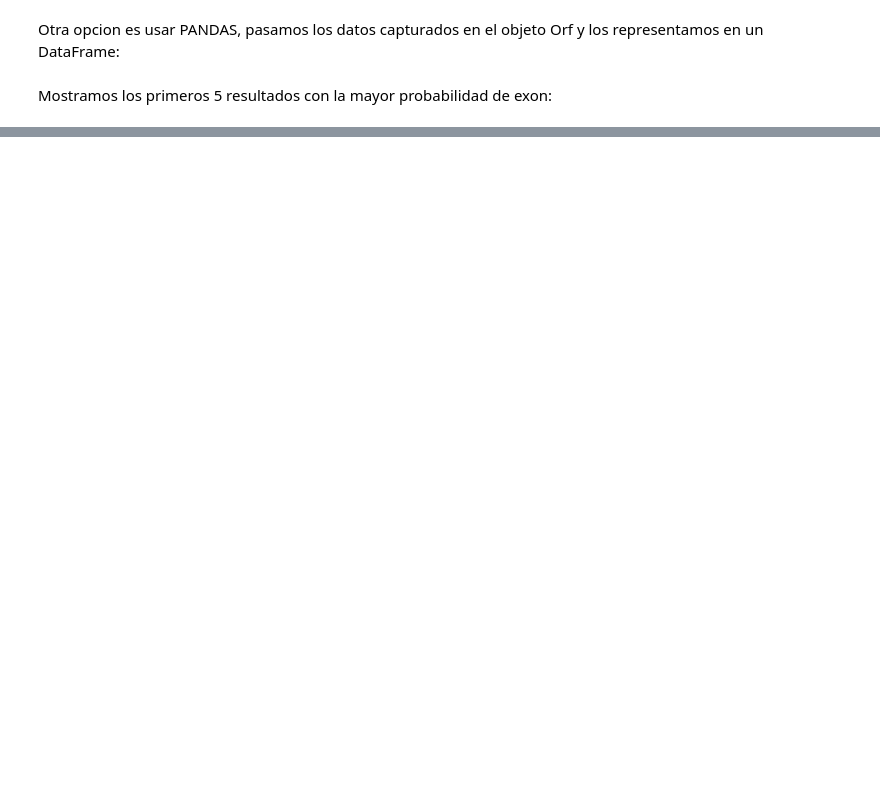
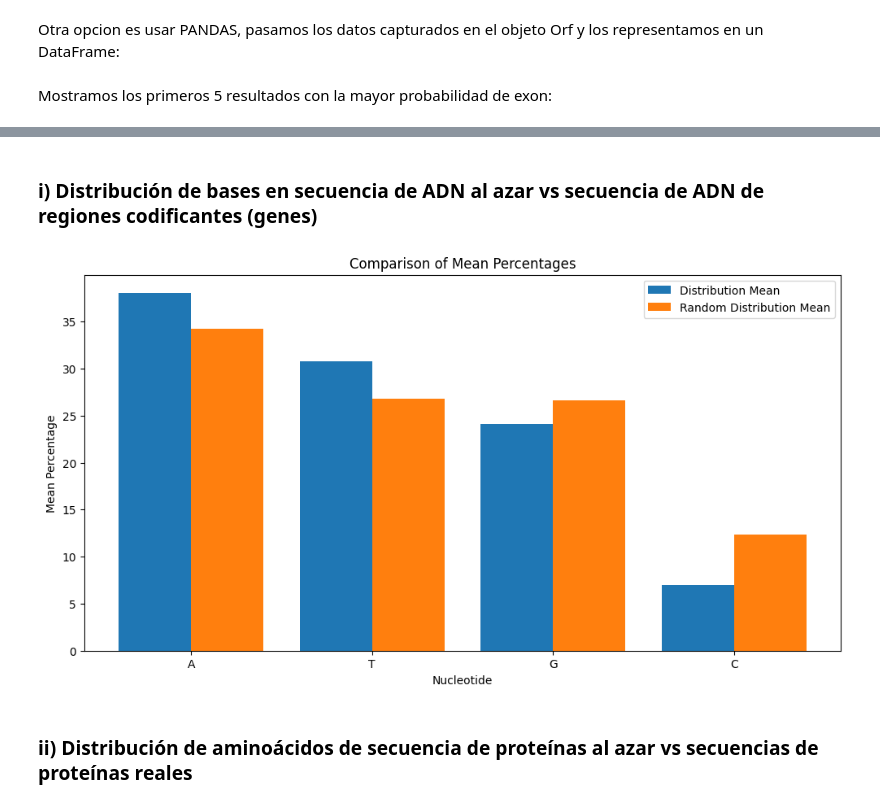
Before and after one commit to agusscarmu/Advanced_Bioinformatic, a Jupyter notebook: TP1.ipynb, the cells around one changed output, grey strips where cells are left out. Cells and saved outputs as stored; diff of their text form; code cells hidden in the pictures; blank space fills up the shorter version.

```diff
--- a/TP1.ipynb
+++ b/TP1.ipynb
@@ -323,7 +323,7 @@ GGGAGAACCAGGTGGGATTGACAGTGGTAAATGTGTTGACCACGAGTAAAAACAGGGCCCGGAAGCGGGGCTATATAGAA
 2. Iteramos los resultados filtrando por IdList para hacer una busqueda similar al ejercicio anterior
 3. Agregamos a la lista cada resultado
 # %%
-search_handle = Entrez.esearch(db="nucleotide", term="TP53", rettype="fasta", retmax=5)
+search_handle = Entrez.esearch(db="nucleotide", term="TP53", rettype="fasta", retmax=100)
 search_results = Entrez.read(search_handle)
 search_handle.close()
 # %%
@@ -411,10 +475,10 @@ def orfs_complete(chain):
     all_orfs = []
     index=0
 
-    while index < len(chain) - 3:
+    while index <= len(chain) - 3:
         if start_codon == chain[index:index+3]:
             sequence = ''
-            end_index = 0
+            end_index = index
             for nucleotide in range(index, len(chain)-3):
                 if chain[nucleotide:nucleotide+3] in end_codons:
                     sequence += chain[nucleotide:nucleotide+3]
@@ -422,12 +486,13 @@ def orfs_complete(chain):
                     break
                 sequence += chain[nucleotide]
             orf = Orf(sequence, index, end_index)
+            index=end_index
             all_orfs.append(orf)
-            index=end_index
         index+=1
 
     return all_orfs
 
 orfs_random_dna = orfs_complete(my_seq)
 # %%
-orfs_exon = orfs_complete(list_of_seq[0])
+orfs_exon = orfs_complete(list_of_seq[1])
+# print(len(list_of_seq[1]))
@@ -456,0 +557,29 @@ print(df_orfs[["Sequence", "Size", "Start Index","Exon Probability"]].sort_value
+# %% [markdown]
+### i) Distribución de bases en secuencia de ADN al azar vs secuencia de ADN de regiones codificantes (genes)
+# %%
+import numpy as np
+df_distribution = pd.DataFrame([orf.b_distr for orf in orfs_exon], columns=["A", "T", "G", "C"], index=None)
+df_random_distribution = pd.DataFrame([orf.b_distr for orf in orfs_random_dna], columns=["A", "T", "G", "C"], index=None)
+# %%
+df_distribution_mean = df_distribution.mean()
+df_random_distribution_mean = df_random_distribution.mean()
+
+labels = df_distribution_mean.index
+distribution_means = df_distribution_mean.values
+random_distribution_means = df_random_distribution_mean.values
+
+x = range(len(labels))
+
+plt.figure(figsize=(12, 6))
+plt.bar(x, distribution_means, width=0.4, label='Distribution Mean', align='center')
+plt.bar([i + 0.4 for i in x], random_distribution_means, width=0.4, label='Random Distribution Mean', align='center')
+plt.xlabel('Nucleotide')
+plt.ylabel('Mean Percentage')
+plt.title('Comparison of Mean Percentages')
+plt.xticks([i + 0.2 for i in x], labels)  # Center x-ticks
+plt.legend()
+plt.show()
+# %% [output]
+[figure, added]
+# %% [markdown]
+### ii) Distribución de aminoácidos de secuencia de proteínas al azar vs secuencias de proteínas reales
```
Also changed, not shown: parts of 22 cells of this notebook.
